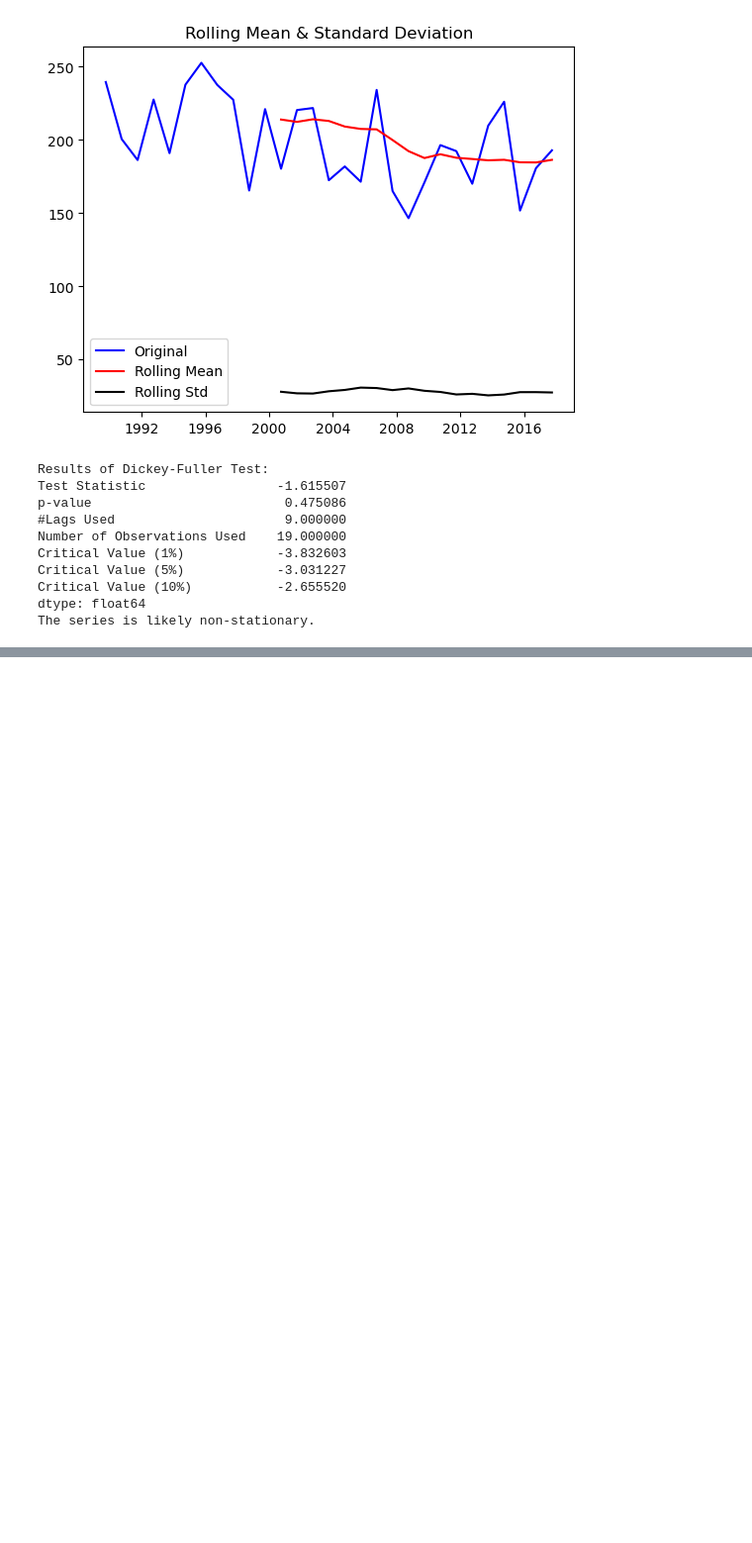
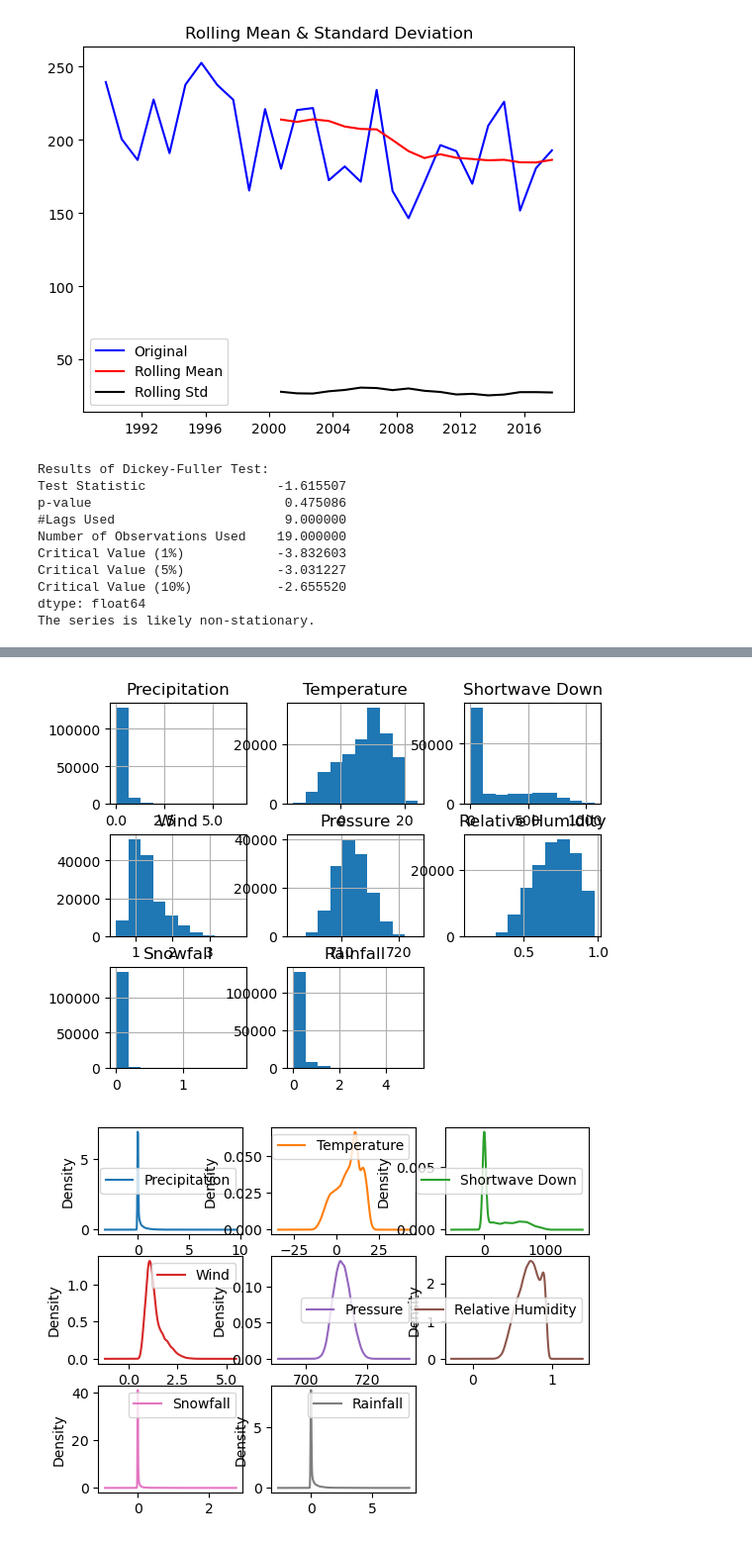
Before and after one commit to jacobqs/MST-Himalaya, a Jupyter notebook: notebooks/data_exploration/stats.ipynb, the cells around one changed output, grey strips where cells are left out. Shown at 99% size. Saved outputs shown, nothing was run; the diff lists cells and outputs as text; code cells hidden in the pictures; blank space fills up the shorter version.

```diff
--- a/notebooks/data_exploration/stats.ipynb
+++ b/notebooks/data_exploration/stats.ipynb
@@ -260,10 +260,19 @@ temp_ts_mean_df = remove_nans(temp_ts_mean_df)
 def make_df(precip, temp, swdown, wind, hpa, rh, snowf, rainf):
     df = pd.DataFrame({'Precipitation': precip, 'Temperature': temp, 'Shortwave Down': swdown, 'Wind': wind, 'Pressure': hpa, 'Relative Humidity': rh, 'Snowfall': snowf, 'Rainfall': rainf})
     return df
+# %%
+precip_mean_ts = precip_subset.sel(time= slice('2000','2015')).mean(dim=['lat', 'lon'])
+temp_mean_ts = temp_subset.sel(time= slice('2000','2015')).mean(dim=['lat', 'lon'])
+swdown_mean_ts = swdown_subset.sel(time= slice('2000','2015')).SWdown.mean(dim=['lat', 'lon'])
+wind_mean_ts = wind_subset.Wind.sel(time= slice('2000','2015')).mean(dim=['lat', 'lon'])
+hpa_mean_ts = hpa_subset.sel(time= slice('2000','2015')).mean(dim=['lat', 'lon'])
+rel_hum_mean_ts = rel_hum_subset.sel(time= slice('2000','2015')).RH.mean(dim=['lat', 'lon'])
+snowf_mean_ts = snowf_subset.sel(time= slice('2000','2015')).mean(dim=['lat', 'lon'])
+rainf_mean_ts = rainf_subset.sel(time= slice('2000','2015')).mean(dim=['lat', 'lon'])
 # %%
-subset_df = make_df(precip_subset.values, temp_subset.values, swdown_subset.SWdown.values,
-                    wind_subset.Wind.values, hpa_subset.values, rel_hum_subset.RH.values,
-                    snowf_subset.values, rainf_subset.values)
+subset_df = make_df(precip_mean_ts.values, temp_mean_ts.values, swdown_mean_ts.values,
+                    wind_mean_ts.values, hpa_mean_ts.values, rel_hum_mean_ts.values,
+                    snowf_mean_ts.values, rainf_mean_ts.values)
 # %%
 # Write a script that make a correlation matrix plot of the variables
 def correlation_matrix(df):
@@ -276,0 +300,25 @@ correlation_matrix(subset_df)
+# %%
+# Make a scatter_matrix plot of the variables
+def scatter_matrix(df):
+    pd.plotting.scatter_matrix(df, alpha=0.2, figsize=(10, 10))
+    plt.show()
+# %%
+# Analyze subset_df for interesting statistical properties
+# Make a plot of some of the statistics
+def analyze_df(df):
+    df.hist()
+    plt.show()
+
+    df.plot(kind='density', subplots=True, layout=(3,3), sharex=False)
+    plt.show()
+
+    df.plot(kind='box', subplots=True, layout=(3,3), sharex=False, sharey=False)
+    plt.show()
+
+    scatter_matrix(df)
+    plt.show()
+# %%
+analyze_df(subset_df)
+# %% [output]
+[figure, added]
+[figure, added]
```
Also changed, not shown: parts of 7 cells of this notebook.
